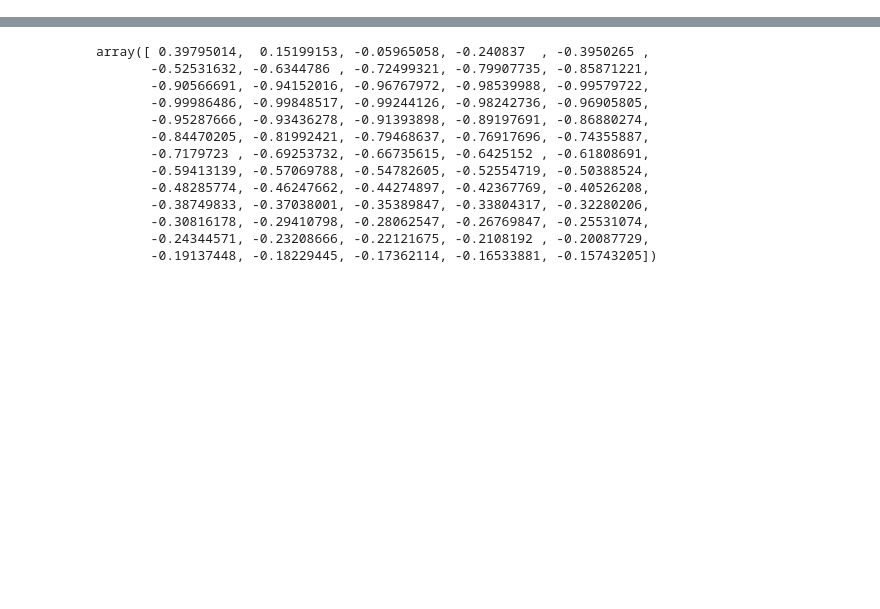
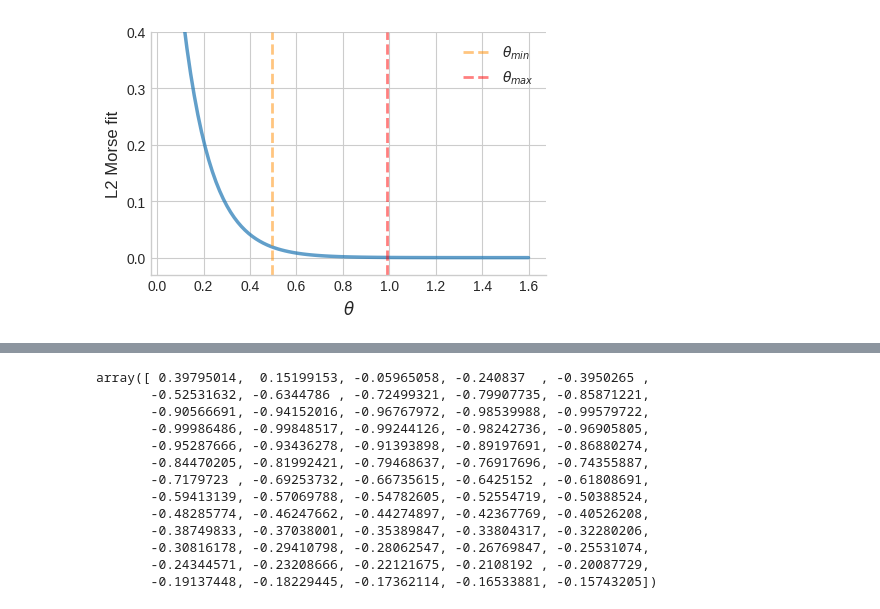
Before and after one commit to MatthieuSarkis/Long-range-intermolecular-interactions-on-a-continuous-variable-quantum-computer, a Jupyter notebook: plot_alternate.ipynb, the cells around one changed output, grey strips where cells are left out. Cells and saved outputs as stored; diff of their text form; code cells hidden in the pictures; blank space fills up the shorter version.

```diff
--- a/plot_alternate.ipynb
+++ b/plot_alternate.ipynb
@@ -178,3 +378,29 @@ def interpolation_morse(r, angle_idx):
+# %%
+fig, axes = plt.subplots(nrows=1, ncols=1)
+
+line0, = axes.plot(
+    np.linspace(0.05, 1.6, 100),
+    [fit_morse_quality(r) for r in np.linspace(0.01, 1.6, 100)],
+    #c='purple',
+    alpha=0.7,
+    #label='L2-error of the Morse fit',
+    linewidth=2.5
+)
+
+line1 = axes.axvline(x=0.4960409453036515, label=r'$\theta_{min}$', c='darkorange', alpha=0.5, linestyle = 'dashed')
+line2 = axes.axvline(x=0.992081890607303, label=r'$\theta_{max}$', c='red', alpha=0.5, linestyle = 'dashed')
+
+axes.legend(handles=[line0, line1, line2])
+
+axes.set_xlabel(r'$\theta$')
+axes.set_ylabel(r'L2 Morse fit')
+axes.set_ylim(-0.03, 0.4)
+axes.grid(True)
+#axes.set_title('Morse fit quality as a function of the angle')
+#plt.show()
+plt.savefig(os.path.join(plots_path, 'morse_quality.pdf'), dpi=300, transparent=False, bbox_inches='tight')
+# %% [output]
+[figure, added]
 # %%
 angle_idx = 7
 start = startingDistance[angle_idx - 1] + 6
```
Also changed, not shown: parts of 17 cells of this notebook, 14 other files.
